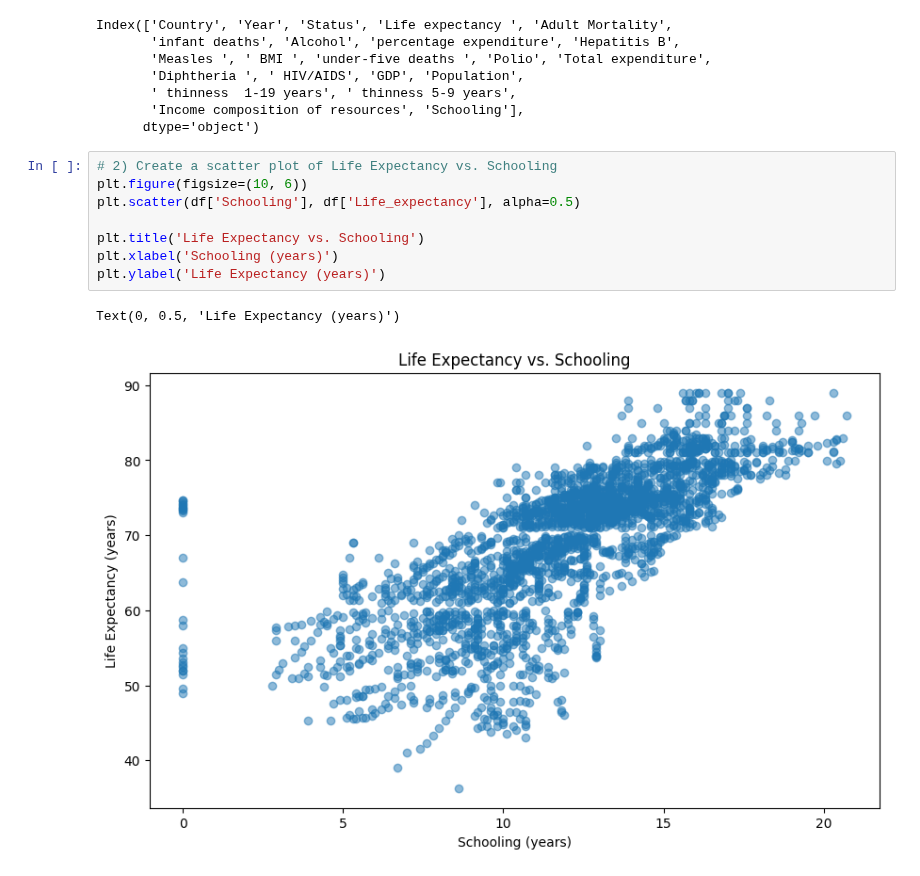
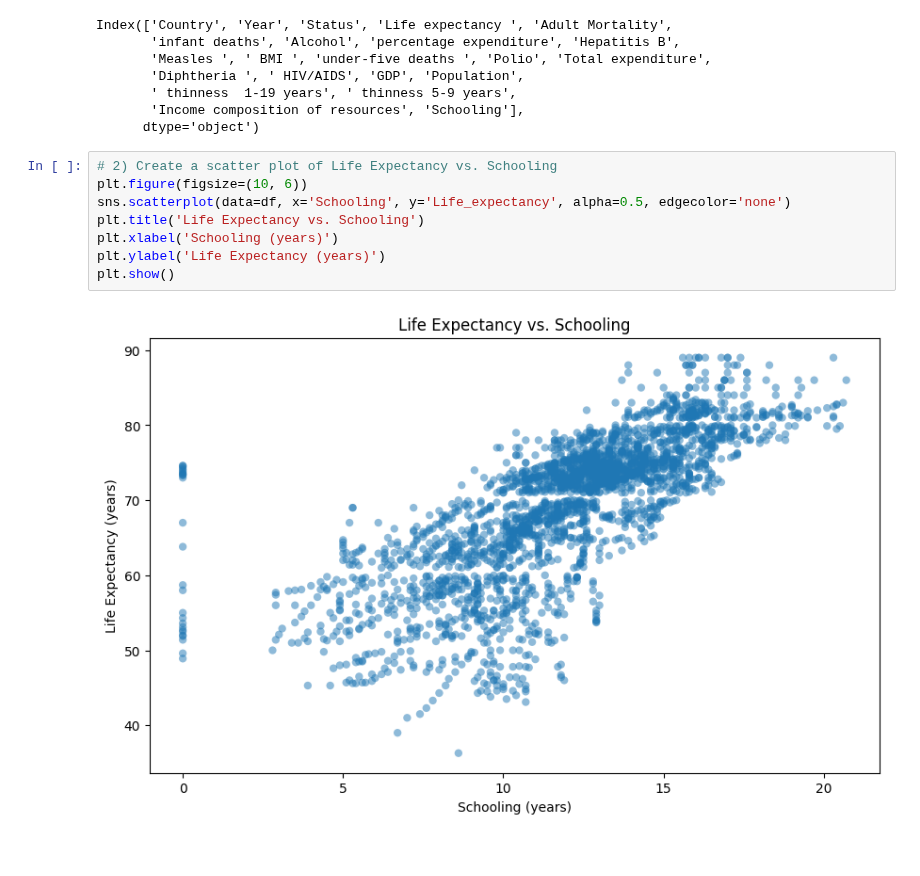
Before and after one commit to J-Wilke/Computational-Economics, a Jupyter notebook: Econometrics/1_Linear_Regression_recap.ipynb, the cells around one changed output. Saved outputs shown, nothing was run; the diff lists cells and outputs as text.

```diff
--- a/Econometrics/1_Linear_Regression_recap.ipynb
+++ b/Econometrics/1_Linear_Regression_recap.ipynb
@@ -43,14 +76,13 @@ Index(['Country', 'Year', 'Status', 'Life expectancy ', 'Adult Mortality',
 # %%
 # 2) Create a scatter plot of Life Expectancy vs. Schooling
 plt.figure(figsize=(10, 6))
-plt.scatter(df['Schooling'], df['Life_expectancy'], alpha=0.5)
-
+sns.scatterplot(data=df, x='Schooling', y='Life_expectancy', alpha=0.5, edgecolor='none')
 plt.title('Life Expectancy vs. Schooling')
 plt.xlabel('Schooling (years)')
 plt.ylabel('Life Expectancy (years)')
+plt.show()
 # %% [output]
-Text(0, 0.5, 'Life Expectancy (years)')
-[figure, old version]
+[figure, new version]
 # %%
 # 3) Estimate the simple linear regression model
 import statsmodels.formula.api as smf
```
Also changed, not shown: parts of 9 cells of this notebook.
